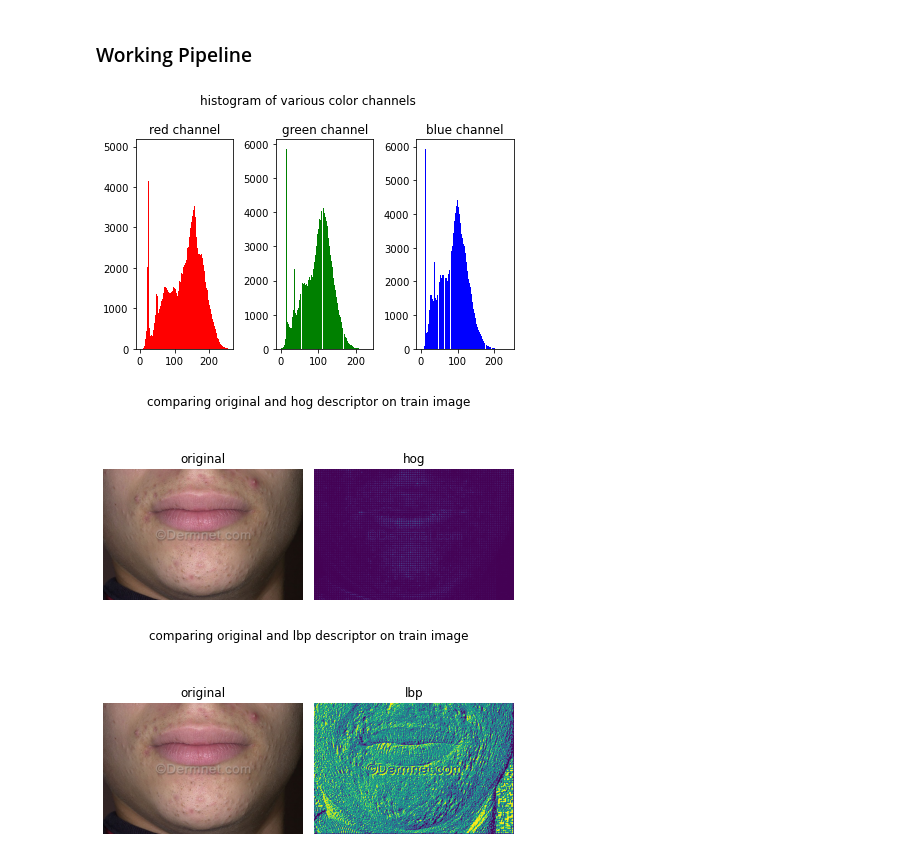
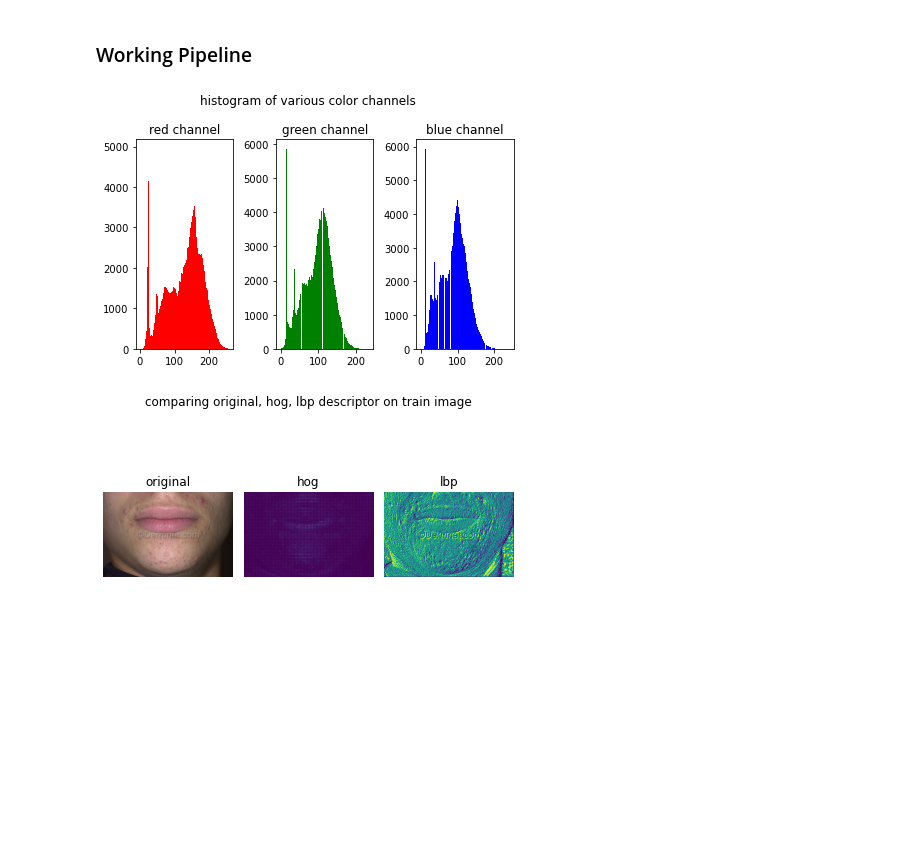
Before and after one commit to rjarman/feature-extraction-classification, a Jupyter notebook: main.ipynb, the cells around one changed output. Saved outputs shown, nothing was run; the diff lists cells and outputs as text; code cells hidden in the pictures; blank space fills up the shorter version.

Commit message:
feat: add flexibility to compare_img func to take more then 2 imgs

```diff
--- a/main.ipynb
+++ b/main.ipynb
@@ -89,15 +89,14 @@ def show_hist(img, color='all', bins=256, suptitle='histogram of various color c
     plt.suptitle(suptitle)
     plt.tight_layout()
     plt.show()
-def compare_img(original, img2, scnd_img_title, suptitle='comparing original and other image', cmap=None):
-    plt.subplot(1, 2, 1)
-    plt.imshow(original, cmap=cmap)
-    plt.title('original')
-    plt.axis('off')
-    plt.subplot(1, 2, 2)
-    plt.imshow(img2, cmap=cmap)
-    plt.title(scnd_img_title)
-    plt.axis('off')
+def compare_img(*args, imgs_title, suptitle='comparing original and other image', cmap=None, max_col = 5):
+    max_col = max_col if len(args) >= max_col else len(args)
+    row_counter = len(args) // max_col if len(args) % max_col == 0 else len(args) // max_col + 1
+    for i in range(len(args)):
+        plt.subplot(row_counter, max_col, i + 1)
+        plt.imshow(args[i], cmap=cmap)
+        plt.title(imgs_title[i])
+        plt.axis('off')
     plt.tight_layout()
     plt.suptitle(suptitle)
     plt.show()
@@ -132,14 +131,12 @@ lbp_f = lambda img: local_binary_pattern(rgb2gray(img), P=config['lbp']['P'], R=
 # %%
 for img in load_img():
     show_hist(img)
-    compare_img(img, hog_f(img)[1], 'hog', 'comparing original and hog descriptor on train image')
-    compare_img(img, lbp_f(img), 'lbp', 'comparing original and lbp descriptor on train image')
+    compare_img(img, hog_f(img)[1], lbp_f(img), imgs_title=['original', 'hog', 'lbp'], suptitle='comparing original, hog, lbp descriptor on train image')
     break
 # for img in load_img('test'):
 #     compare_img(img, hog_f(img)[1], 'hog', 'comparing original and hog descriptor on train image')
 #     compare_img(img, lbp_f(img), 'lbp', 'comparing original and lbp descriptor on train image')
 #     break
 # %% [output]
 [figure]
-[figure, old version]
+[figure, new version]
-[figure, removed]
```
